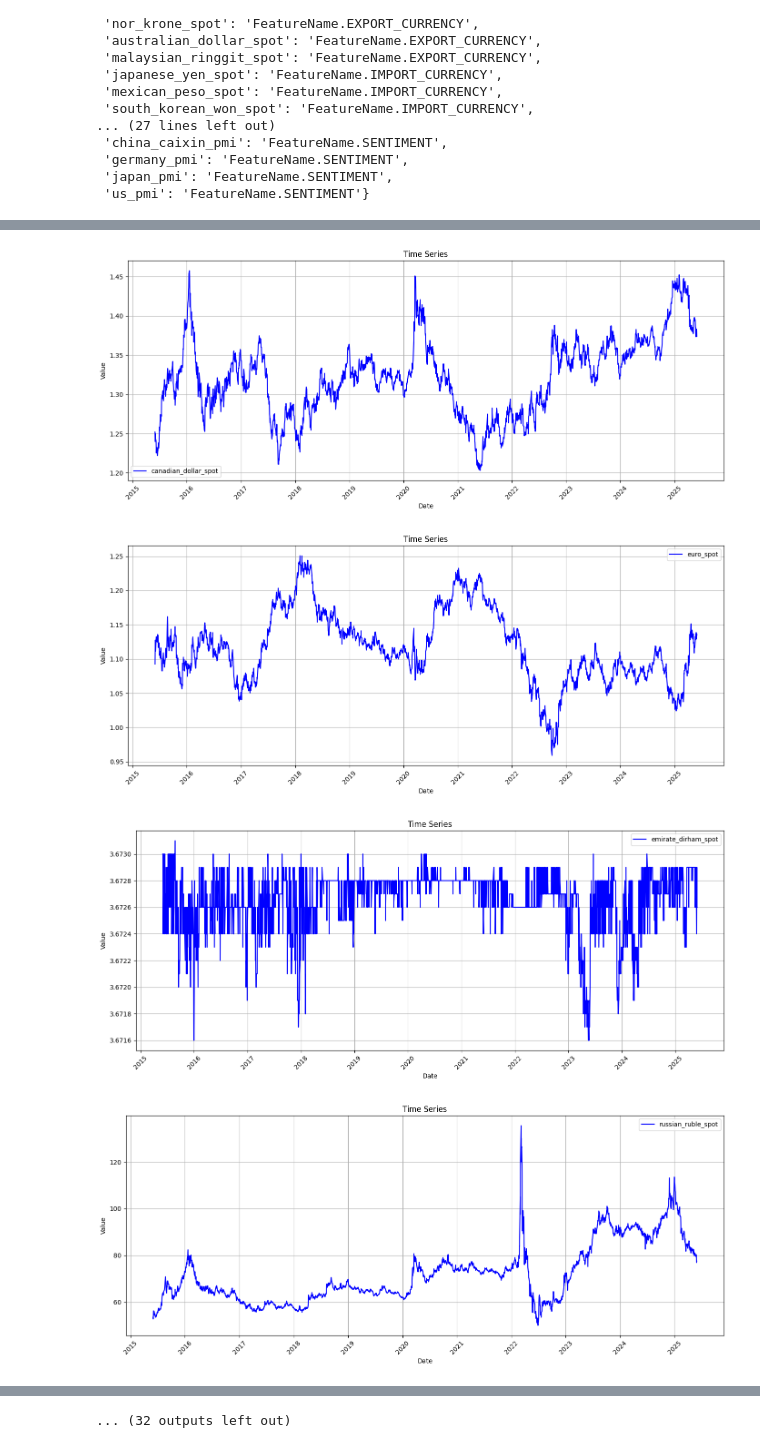
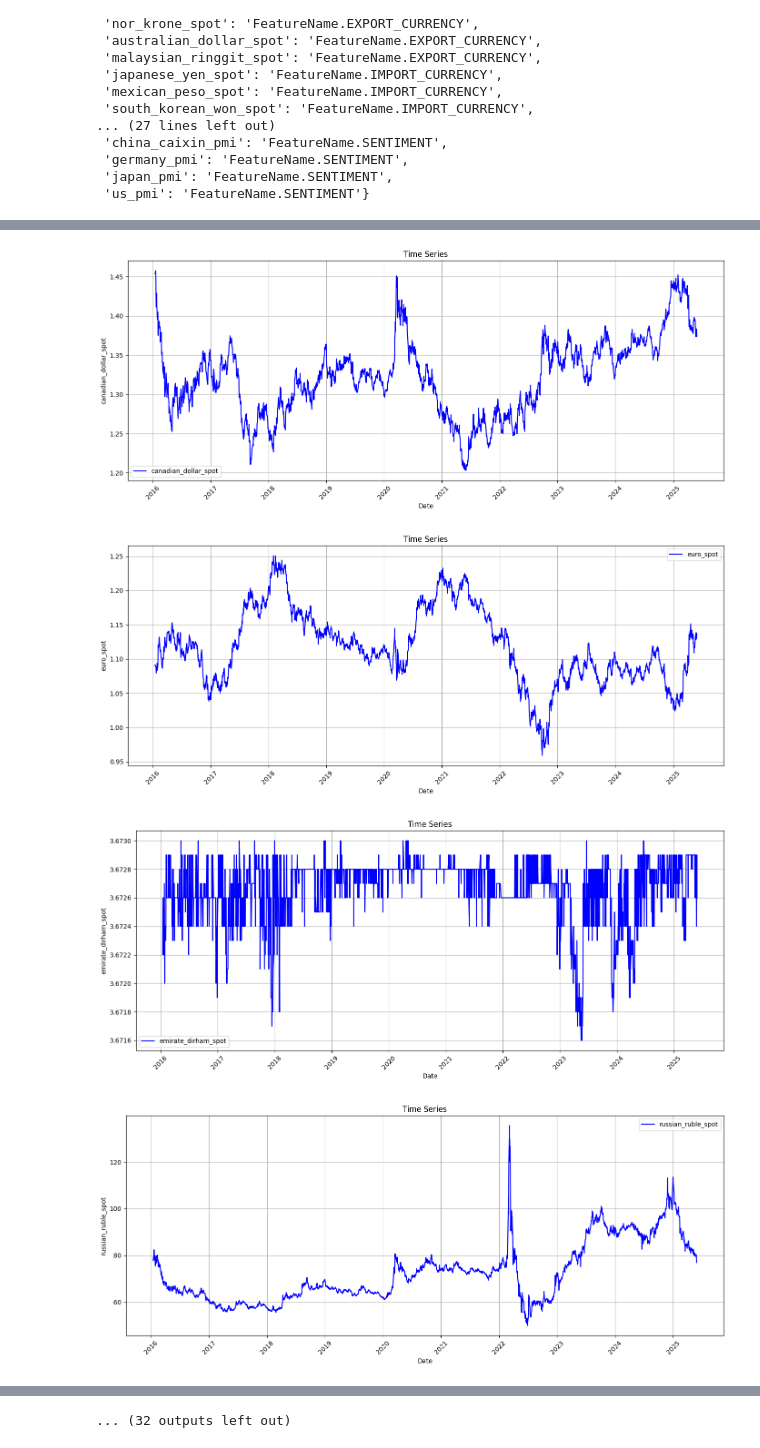
Before and after one commit to panstenos/Commodity-Optionality-Pricing-UCL-Dissertation, a Jupyter notebook: Data/EDA.ipynb, the cells around one changed output, grey strips where cells are left out. Cells and saved outputs as stored; diff of their text form; code cells hidden in the pictures.

```diff
--- a/Data/EDA.ipynb
+++ b/Data/EDA.ipynb
@@ -68,8 +74,8 @@ Reasons:
 - also this only represents 6% of the data
 - back fill methods will only result in correlation with other metrics
 # %%
-df_trimmed = df.iloc[165:].copy()
-df_trimmed.reset_index(drop=True, inplace=True)
-df_trimmed
+df = df.iloc[164:].copy()
+df.reset_index(drop=True, inplace=True)
+df
 # %% [output]
 |  | date | al_lme_prices | ('FeatureName.EXCHANGE_CURRENCY',... | ('FeatureName.EXPORT_CURRENCY', '... | ('FeatureName.EXPORT_CURRENCY', '... | ... |
@@ -254,38 +260,7 @@ col_map
  'germany_pmi': 'FeatureName.SENTIMENT',
  'japan_pmi': 'FeatureName.SENTIMENT',
  'us_pmi': 'FeatureName.SENTIMENT'}
-# %%
-def line_plot(dates, values, ylabel, ax=None, show=True):
-    # Create new figure and axes only if none provided
-    if ax is None:
-        fig, ax = plt.subplots(figsize=(14, 6))
-        new_plot = True
-    else:
-        new_plot = False
-
-    # Plot the line
-    ax.plot(dates, values, label=ylabel, color='blue')
-
-    # Only configure the axes once
-    if new_plot:
-        ax.set_xlabel('Date')
-        ax.set_ylabel('Value')
-        ax.xaxis.set_major_locator(mdates.YearLocator(1))
-        ax.xaxis.set_major_formatter(mdates.DateFormatter('%Y'))
-        ax.tick_params(axis='x', rotation=45)
-        ax.grid(True)
-
-    # Always update the title and legend
-    ax.set_title("Time Series")
-    ax.legend()
-
-    if show and new_plot:
-        plt.tight_layout()
-        plt.show()
-
-    return ax
 # %%
-for i, null_count in enumerate(df.isna().sum()):
-    if i == 0: continue
+for i in range(1, df.shape[1]):
     ax = line_plot(df['date'], df[df.columns[i]], df.columns[i], show=True)
 # %% [output]
@@ -294,4 +269,4 @@ for i, null_count in enumerate(df.isna().sum()):
-[figure, old version]
+[figure, new version]
-[figure, old version]
+[figure, new version]
-[figure, old version]
+[figure, new version]
-[figure, old version]
+[figure, new version]
```
Also changed, not shown: parts of 14 cells of this notebook, 1 other file.
